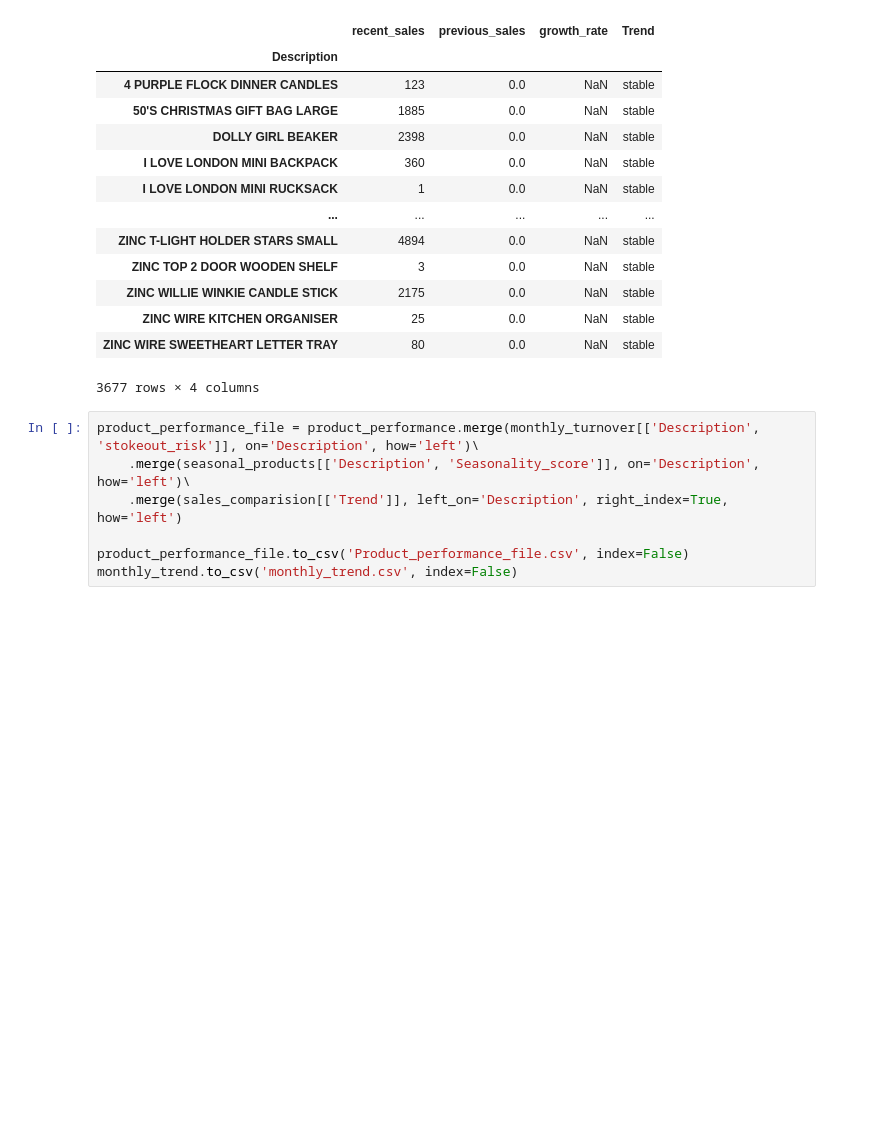
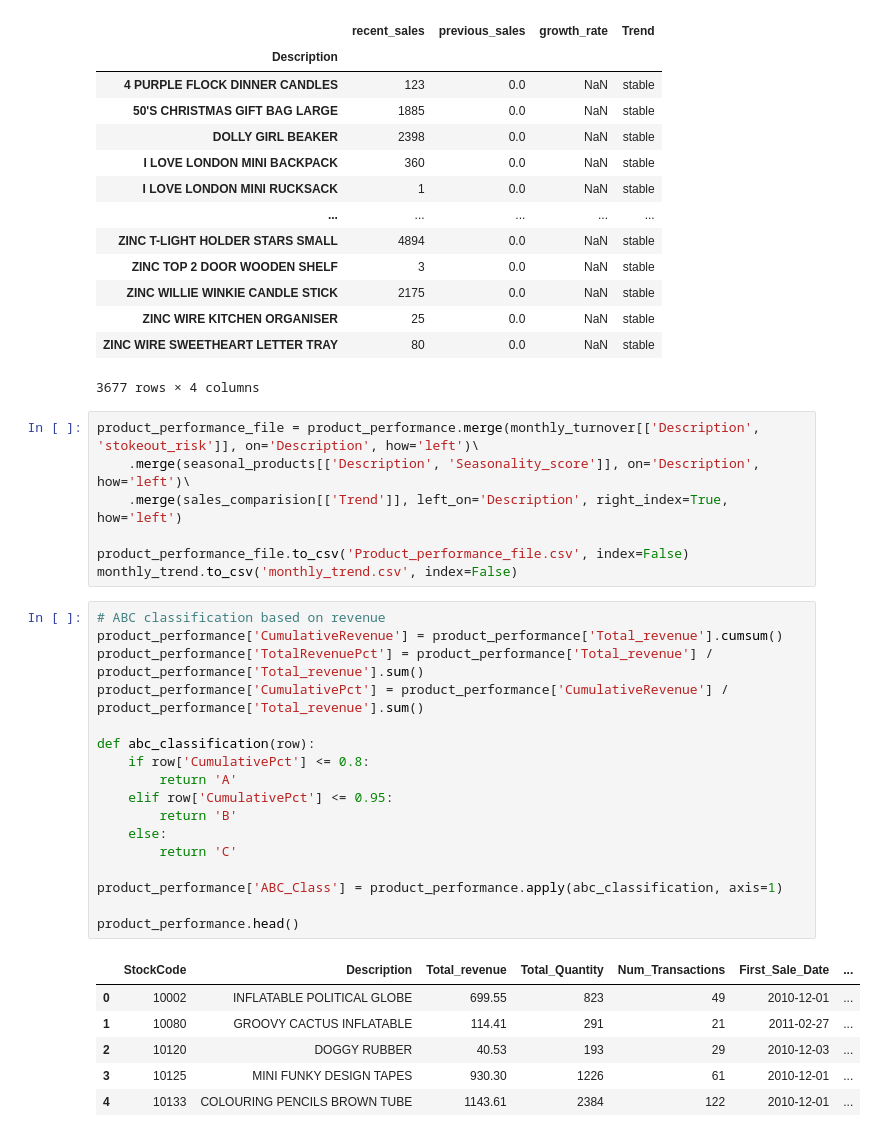
Before and after one commit to natnaelaster/Daily-exercise, a Jupyter notebook: day_3_product_performance & enventory Avalysis/product_performance.ipynb, the cells around one changed output. Drawn from its saved outputs; the diff is of its cells as text; blank space fills up the shorter version.

Commit message:
apply abc testing

```diff
--- a/day_3_product_performance & enventory Avalysis/product_performance.ipynb
+++ b/day_3_product_performance & enventory Avalysis/product_performance.ipynb
@@ -359,3 +359,27 @@ product_performance_file = product_performance.merge(monthly_turnover[['Descript
 
 product_performance_file.to_csv('Product_performance_file.csv', index=False)
 monthly_trend.to_csv('monthly_trend.csv', index=False)
+# %%
+# ABC classification based on revenue
+product_performance['CumulativeRevenue'] = product_performance['Total_revenue'].cumsum()
+product_performance['TotalRevenuePct'] = product_performance['Total_revenue'] / product_performance['Total_revenue'].sum()
+product_performance['CumulativePct'] = product_performance['CumulativeRevenue'] / product_performance['Total_revenue'].sum()
+
+def abc_classification(row):
+    if row['CumulativePct'] <= 0.8:
+        return 'A'
+    elif row['CumulativePct'] <= 0.95:
+        return 'B'
+    else:
+        return 'C'
+
+product_performance['ABC_Class'] = product_performance.apply(abc_classification, axis=1)
+
+product_performance.head()
+# %% [output]
+|  | StockCode | Description | Total_revenue | Total_Quantity | Num_Transactions | First_Sale_Date | ... |
+| 0 | 10002 | INFLATABLE POLITICAL GLOBE | 699.55 | 823 | 49 | 2010-12-01 | ... |
+| 1 | 10080 | GROOVY CACTUS INFLATABLE | 114.41 | 291 | 21 | 2011-02-27 | ... |
+| 2 | 10120 | DOGGY RUBBER | 40.53 | 193 | 29 | 2010-12-03 | ... |
+| 3 | 10125 | MINI FUNKY DESIGN TAPES | 930.30 | 1226 | 61 | 2010-12-01 | ... |
+| 4 | 10133 | COLOURING PENCILS BROWN TUBE | 1143.61 | 2384 | 122 | 2010-12-01 | ... |
```
